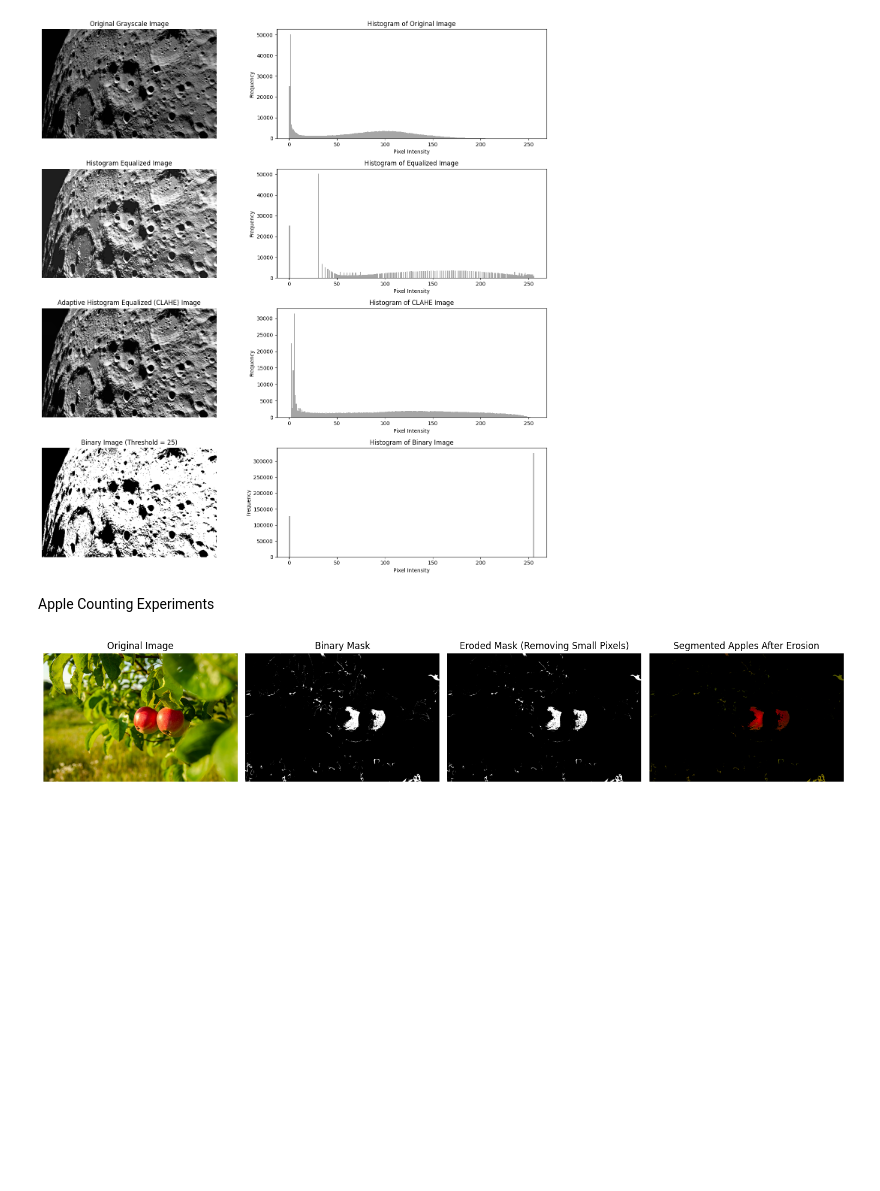
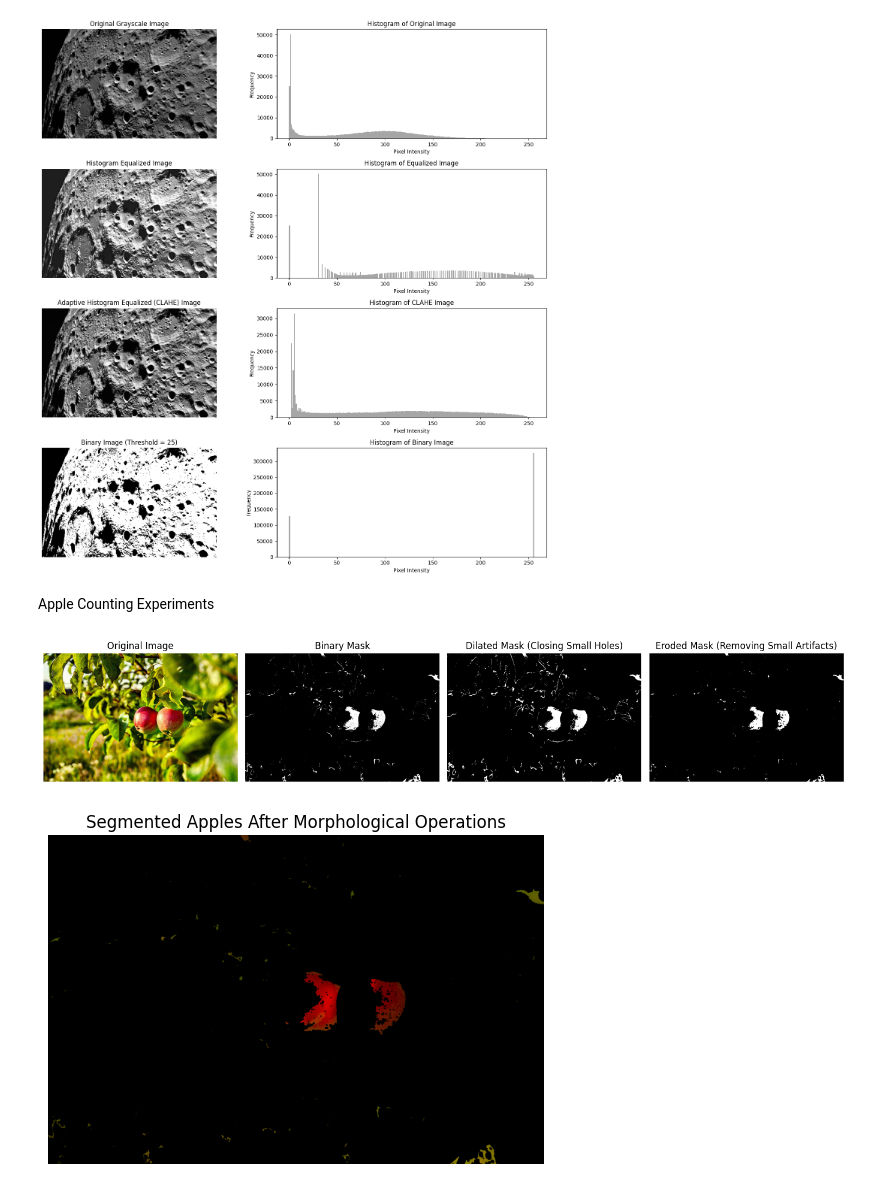
Before and after one commit to SIDDHARTH-S-001/openai_gym_experiments, a Jupyter notebook: image_processing/classical_techniques.ipynb, the cells around one changed output. Saved outputs shown, nothing was run; the diff lists cells and outputs as text; code cells hidden in the pictures; blank space fills up the shorter version.

Commit message:
implemented dialation and then erosion

```diff
--- a/image_processing/classical_techniques.ipynb
+++ b/image_processing/classical_techniques.ipynb
@@ -172,7 +172,7 @@ else:
     r_channel, g_channel, b_channel = cv2.split(img_rgb)
 
     # Create a CLAHE object for applying CLAHE on each channel
-    clahe = cv2.createCLAHE(clipLimit=2.0, tileGridSize=(8, 8))
+    clahe = cv2.createCLAHE(clipLimit=0.5, tileGridSize=(8, 8))
 
     # Apply CLAHE to each of the Red, Green, and Blue channels
     r_clahe = clahe.apply(r_channel)
@@ -188,43 +188,55 @@ else:
 
     # Create a mask based on the defined thresholds
     mask = cv2.inRange(img_clahe_rgb, lower_bound, upper_bound)
 
     # Convert mask to binary (already in binary due to inRange)
     binary_image = mask
 
-    # Apply erosion to remove scrap pixels (small artifacts)
-    kernel = np.ones((2, 2), np.uint8)  # Define a small kernel (3x3)
-    eroded_image = cv2.erode(binary_image, kernel, iterations=1)
+    # Define a kernel for dilation and erosion (can adjust the size if needed)
+    kernel = np.ones((2, 2), np.uint8)  # 3x3 kernel
+
+    # Step 1: Apply dilation to close small holes
+    dilated_image = cv2.dilate(binary_image, kernel, iterations=1)
+
+    # Step 2: Apply erosion to remove small artifacts after dilation (closing operation)
+    eroded_image = cv2.erode(dilated_image, kernel, iterations=3)
 
     # Plot the results
     plt.figure(figsize=(15, 10))
 
     # Display the original image
     plt.subplot(1, 4, 1)
-    plt.imshow(img_rgb)
+    plt.imshow(img_clahe_rgb)
     plt.title('Original Image')
     plt.axis('off')
 
-    # Display the binary mask (before erosion)
+    # Display the binary mask (before morphological operations)
     plt.subplot(1, 4, 2)
     plt.imshow(binary_image, cmap='gray')
     plt.title('Binary Mask')
     plt.axis('off')
 
-    # Display the eroded image (after erosion)
+    # Display the dilated image (after dilation)
     plt.subplot(1, 4, 3)
-    plt.imshow(eroded_image, cmap='gray')
-    plt.title('Eroded Mask (Removing Small Pixels)')
+    plt.imshow(dilated_image, cmap='gray')
+    plt.title('Dilated Mask (Closing Small Holes)')
     plt.axis('off')
 
-    # Display the segmented apples after erosion
-    result_eroded = cv2.bitwise_and(img_rgb, img_rgb, mask=eroded_image)
+    # Display the eroded image (after erosion)
     plt.subplot(1, 4, 4)
-    plt.imshow(result_eroded)
-    plt.title('Segmented Apples After Erosion')
+    plt.imshow(eroded_image, cmap='gray')
+    plt.title('Eroded Mask (Removing Small Artifacts)')
     plt.axis('off')
 
     plt.tight_layout()
     plt.show()
+
+    # Display the final segmented apples after the closing operation
+    result_final = cv2.bitwise_and(img_rgb, img_rgb, mask=eroded_image)
+    plt.imshow(result_final)
+    plt.title('Segmented Apples After Morphological Operations')
+    plt.axis('off')
+    plt.show()
 # %% [output]
-[figure, old version]
+[figure, new version]
+[figure, added]
```
